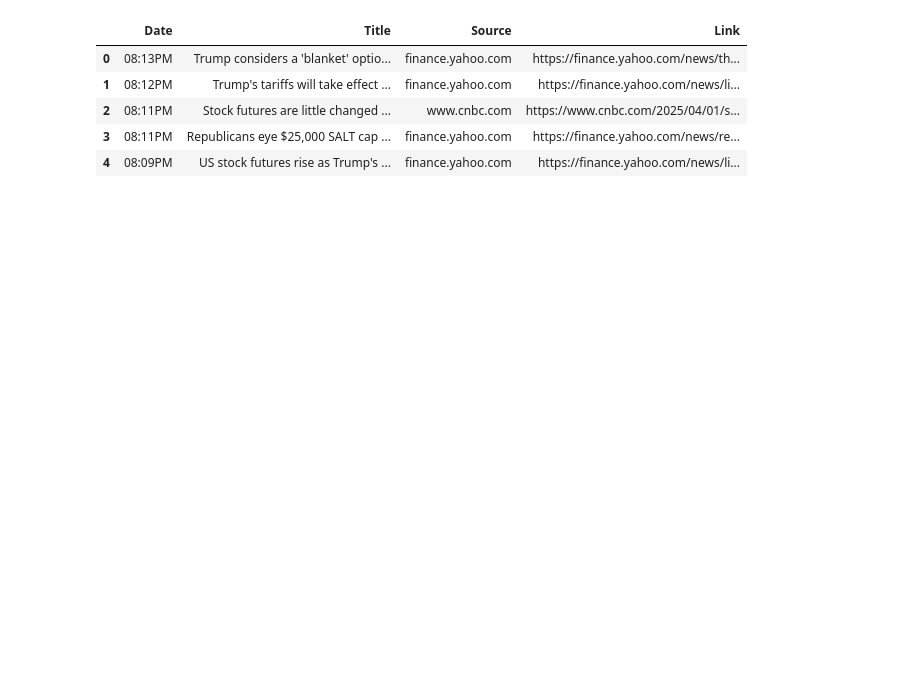
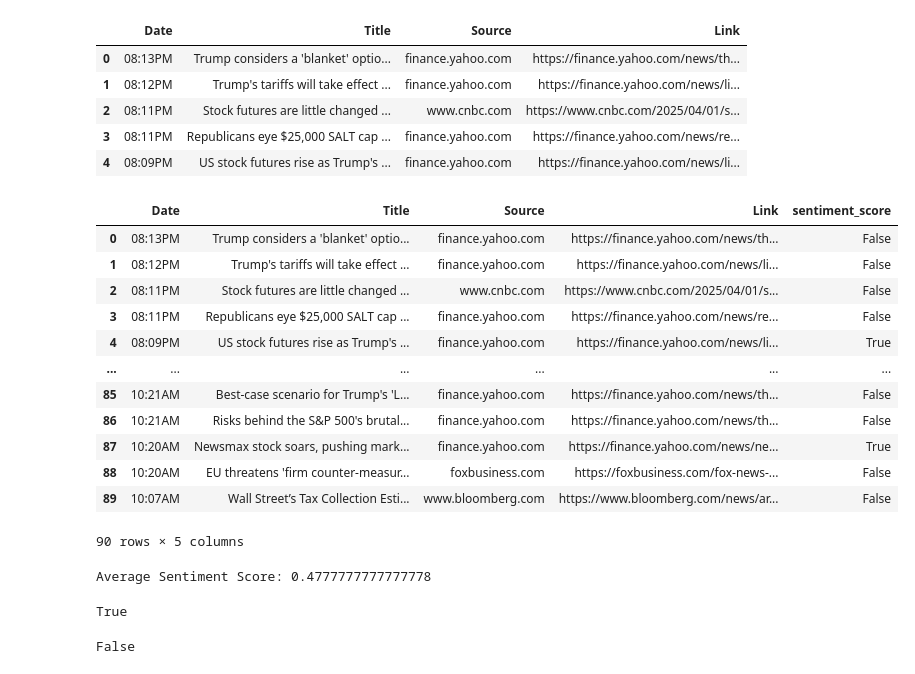
Before and after one commit to mkduong-ai/CollabNotebooks, a Jupyter notebook: FinancialMarketSentimentIndicator.ipynb, the cells around one changed output. Drawn from its saved outputs; the diff is of its cells as text; code cells hidden in the pictures; blank space fills up the shorter version.

```diff
--- a/FinancialMarketSentimentIndicator.ipynb
+++ b/FinancialMarketSentimentIndicator.ipynb
@@ -67,3 +67,45 @@ all_news['news'].head()
 | 2 | 08:11PM | Stock futures are little changed ... | www.cnbc.com | https://www.cnbc.com/2025/04/01/s... |
 | 3 | 08:11PM | Republicans eye $25,000 SALT cap ... | finance.yahoo.com | https://finance.yahoo.com/news/re... |
 | 4 | 08:09PM | US stock futures rise as Trump's ... | finance.yahoo.com | https://finance.yahoo.com/news/li... |
+# %%
+import pandas as pd
+
+def sentiment_score(text):
+    return sentiment_analysis(text)[0]['label'] == "POSITIVE"
+
+# Assuming all_news['news'] is a DataFrame with a column 'title'
+news_df = pd.DataFrame(all_news['news'])
+
+# Apply sentiment analysis to each title
+news_df['sentiment_score'] = news_df['Title'].apply(sentiment_score)
+# %%
+news_df
+# %% [output]
+|  | Date | Title | Source | Link | sentiment_score |
+| 0 | 08:13PM | Trump considers a 'blanket' optio... | finance.yahoo.com | https://finance.yahoo.com/news/th... | False |
+| 1 | 08:12PM | Trump's tariffs will take effect ... | finance.yahoo.com | https://finance.yahoo.com/news/li... | False |
+| 2 | 08:11PM | Stock futures are little changed ... | www.cnbc.com | https://www.cnbc.com/2025/04/01/s... | False |
+| 3 | 08:11PM | Republicans eye $25,000 SALT cap ... | finance.yahoo.com | https://finance.yahoo.com/news/re... | False |
+| 4 | 08:09PM | US stock futures rise as Trump's ... | finance.yahoo.com | https://finance.yahoo.com/news/li... | True |
+| ... | ... | ... | ... | ... | ... |
+| 85 | 10:21AM | Best-case scenario for Trump's 'L... | finance.yahoo.com | https://finance.yahoo.com/news/th... | False |
+| 86 | 10:21AM | Risks behind the S&P 500's brutal... | finance.yahoo.com | https://finance.yahoo.com/news/th... | False |
+| 87 | 10:20AM | Newsmax stock soars, pushing mark... | finance.yahoo.com | https://finance.yahoo.com/news/ne... | True |
+| 88 | 10:20AM | EU threatens 'firm counter-measur... | foxbusiness.com | https://foxbusiness.com/fox-news-... | False |
+| 89 | 10:07AM | Wall Street’s Tax Collection Esti... | www.bloomberg.com | https://www.bloomberg.com/news/ar... | False |
+90 rows × 5 columns
+# %%
+# Compute average sentiment score
+average_sentiment = news_df['sentiment_score'].mean()
+
+print(f"Average Sentiment Score: {average_sentiment}")
+# %% [output]
+Average Sentiment Score: 0.4777777777777778
+# %%
+sentiment_score('you are good')
+# %% [output]
+True
+# %%
+sentiment_score('you are shit')
+# %% [output]
+False
```
